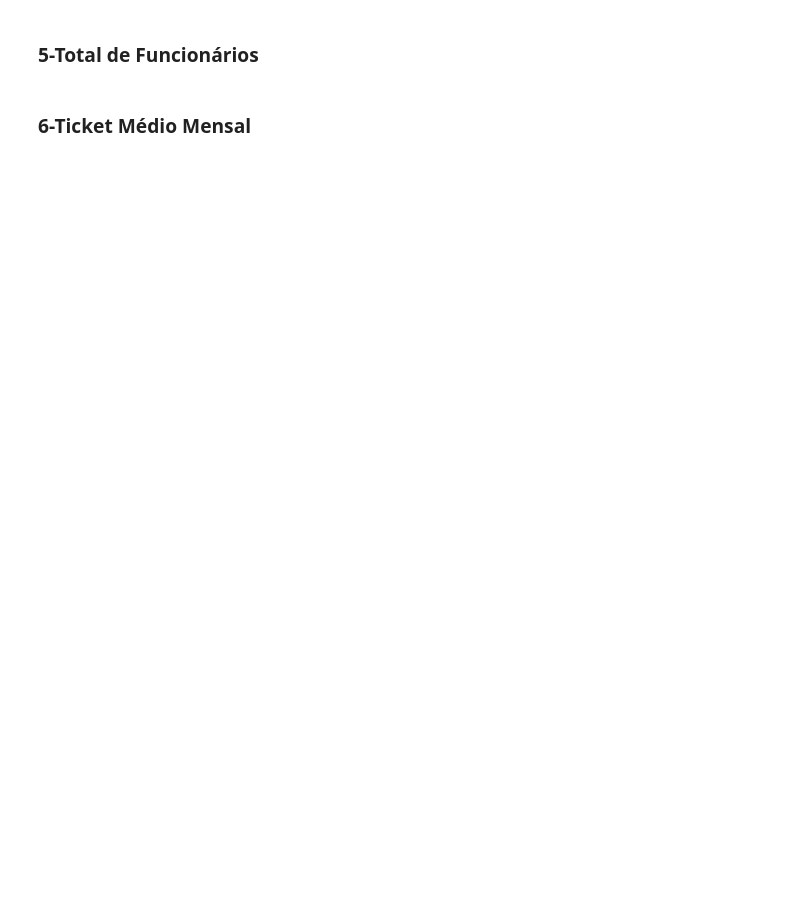
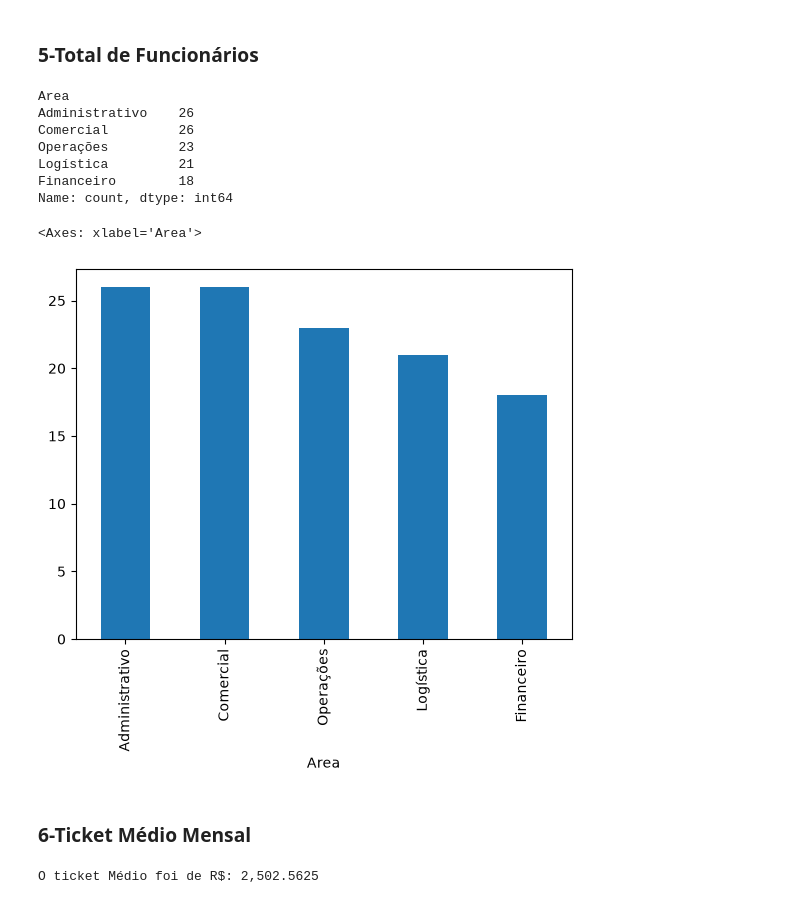
Before and after one commit to Brunolee77/Python-Studies, a Jupyter notebook: 3-Intermediario/2-Analise_de_dados_com_panda_excel/13-Exercícios_Pandas.ipynb, the cells around one changed output. Saved outputs shown, nothing was run; the diff lists cells and outputs as text; code cells hidden in the pictures; blank space fills up the shorter version.

```diff
--- a/3-Intermediario/2-Analise_de_dados_com_panda_excel/13-Exercícios_Pandas.ipynb
+++ b/3-Intermediario/2-Analise_de_dados_com_panda_excel/13-Exercícios_Pandas.ipynb
@@ -114,8 +114,11 @@ display(base_servicos_df)
 # %% [markdown]
 ### 1-Folha Salarial
 # %%
-funcionarios_df["Salário Total"] = funcionarios_df["Salario Base"] + funcionarios_df["Impostos"] + funcionarios_df["Beneficios"] + funcionarios_df["VT"] + funcionarios_df["VR"]
+funcionarios_df["Salario Total"] = funcionarios_df["Salario Base"] + funcionarios_df["Impostos"] + funcionarios_df["Beneficios"] + funcionarios_df["VT"] + funcionarios_df["VR"]
 display(funcionarios_df)
+
+Total_custo= funcionarios_df["Salario Total"].sum()
+print(f"Gasto Total com Salários R$:{Total_custo:,}")
 # %% [output]
 |  | ID Funcionário | Nome Completo | Salario Base | Impostos | Beneficios | VT | VR | Area | ... |
 | 0 | 1 | Gabriel Mesquita | 21910 | 10955.0 | 4382.0 | 242 | 719.04 | Operações | ... |
@@ -140,4 +200,23 @@ display(funcionarios_df)
 # %% [markdown]
 ### 5-Total de Funcionários
+# %%
+funcionarios_area= funcionarios_df["Area"].value_counts()
+print(funcionarios_area)
+funcionarios_area.plot(kind= "bar")
+# %% [output]
+Area
+Administrativo    26
+Comercial         26
+Operações         23
+Logística         21
+Financeiro        18
+Name: count, dtype: int64
+<Axes: xlabel='Area'>
+[figure, added]
 # %% [markdown]
 ### 6-Ticket Médio Mensal
+# %%
+ticket_medio= clientes_df["Valor Contrato Mensal"].mean()
+print(f"O ticket Médio foi de R$: {ticket_medio:,}")
+# %% [output]
+O ticket Médio foi de R$: 2,502.5625
```
Also changed, not shown: parts of 5 cells of this notebook, 2 other files.
